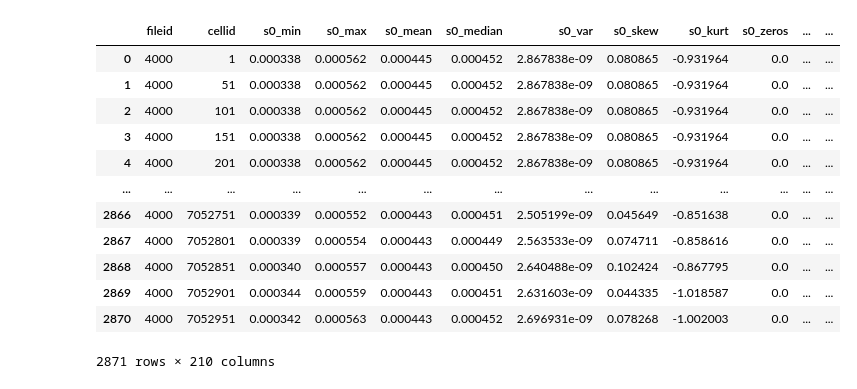
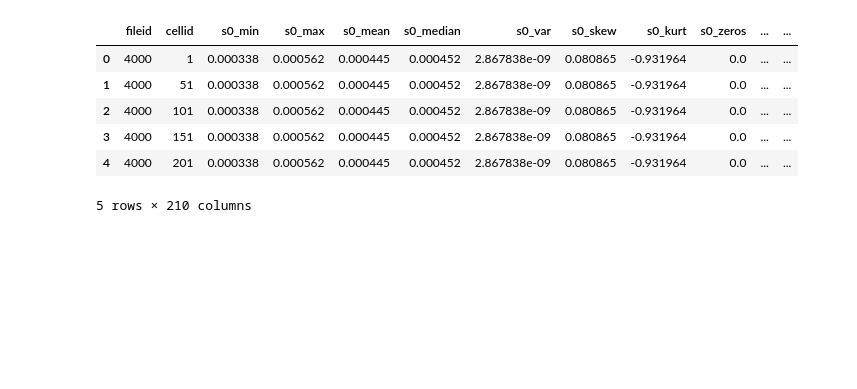
Before and after one commit to makes/plasma-dsp2022, a Jupyter notebook: bokeh.ipynb, the cells around one changed output. Drawn from its saved outputs; the diff is of its cells as text; code cells hidden in the pictures; blank space fills up the shorter version.

```diff
--- a/bokeh.ipynb
+++ b/bokeh.ipynb
@@ -31,22 +34,16 @@ Loading BokehJS ...
 # %%
 # Load file that we want to visualize
 CSVFILE = 'output/2D_magnetosphere.csv'
 df = pd.read_csv(CSVFILE)
-df
+df.head()
 # %% [output]
 |  | fileid | cellid | s0_min | s0_max | s0_mean | s0_median | s0_var | s0_skew | s0_kurt | s0_zeros | ... | ... |
 | 0 | 4000 | 1 | 0.000338 | 0.000562 | 0.000445 | 0.000452 | 2.867838e-09 | 0.080865 | -0.931964 | 0.0 | ... | ... |
 | 1 | 4000 | 51 | 0.000338 | 0.000562 | 0.000445 | 0.000452 | 2.867838e-09 | 0.080865 | -0.931964 | 0.0 | ... | ... |
 | 2 | 4000 | 101 | 0.000338 | 0.000562 | 0.000445 | 0.000452 | 2.867838e-09 | 0.080865 | -0.931964 | 0.0 | ... | ... |
 | 3 | 4000 | 151 | 0.000338 | 0.000562 | 0.000445 | 0.000452 | 2.867838e-09 | 0.080865 | -0.931964 | 0.0 | ... | ... |
 | 4 | 4000 | 201 | 0.000338 | 0.000562 | 0.000445 | 0.000452 | 2.867838e-09 | 0.080865 | -0.931964 | 0.0 | ... | ... |
-| ... | ... | ... | ... | ... | ... | ... | ... | ... | ... | ... | ... | ... |
-| 2866 | 4000 | 7052751 | 0.000339 | 0.000552 | 0.000443 | 0.000451 | 2.505199e-09 | 0.045649 | -0.851638 | 0.0 | ... | ... |
-| 2867 | 4000 | 7052801 | 0.000339 | 0.000554 | 0.000443 | 0.000449 | 2.563533e-09 | 0.074711 | -0.858616 | 0.0 | ... | ... |
-| 2868 | 4000 | 7052851 | 0.000340 | 0.000557 | 0.000443 | 0.000450 | 2.640488e-09 | 0.102424 | -0.867795 | 0.0 | ... | ... |
-| 2869 | 4000 | 7052901 | 0.000344 | 0.000559 | 0.000443 | 0.000451 | 2.631603e-09 | 0.044335 | -1.018587 | 0.0 | ... | ... |
-| 2870 | 4000 | 7052951 | 0.000342 | 0.000563 | 0.000443 | 0.000452 | 2.696931e-09 | 0.078268 | -1.002003 | 0.0 | ... | ... |
-2871 rows × 210 columns
+5 rows × 210 columns
 # %%
 # Test visualization with matplotlib to understand what we'd want to draw
 
```
Also changed, not shown: parts of 4 cells of this notebook.
